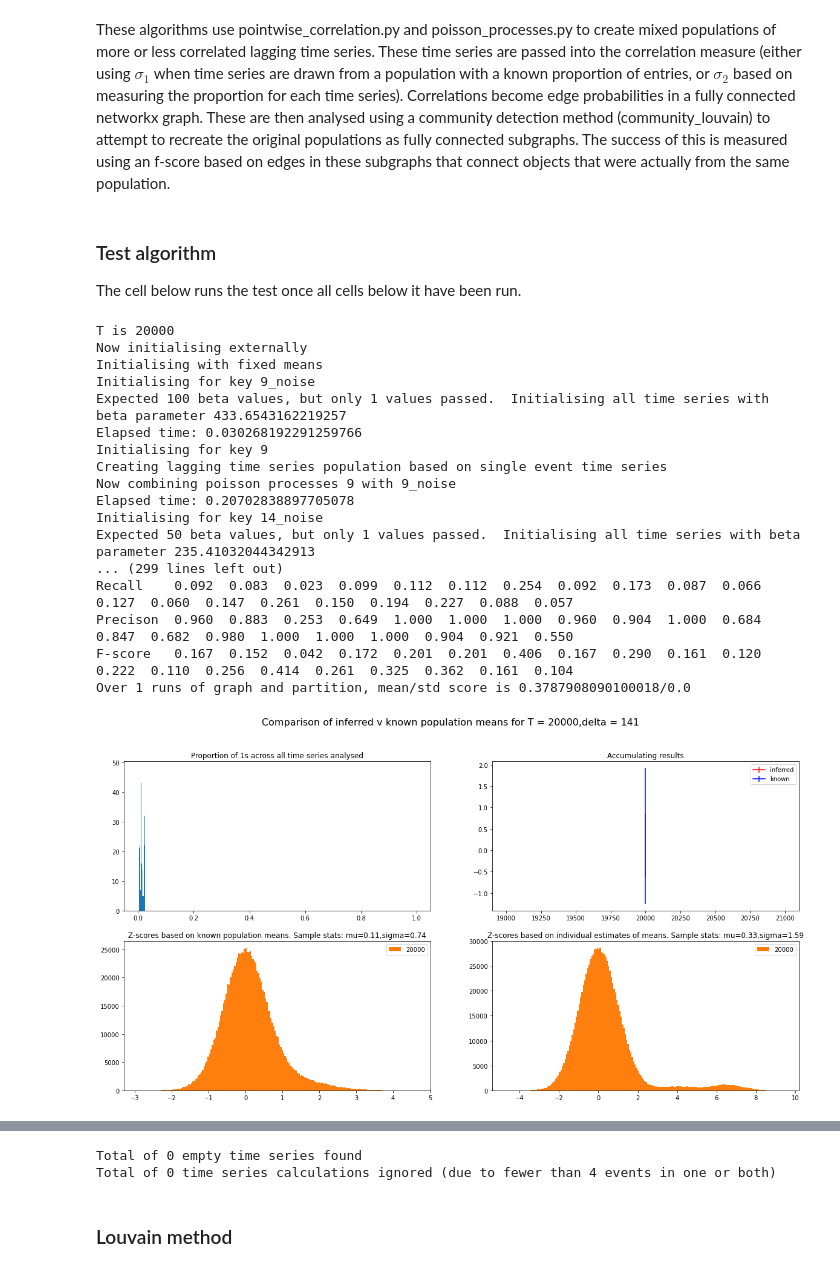
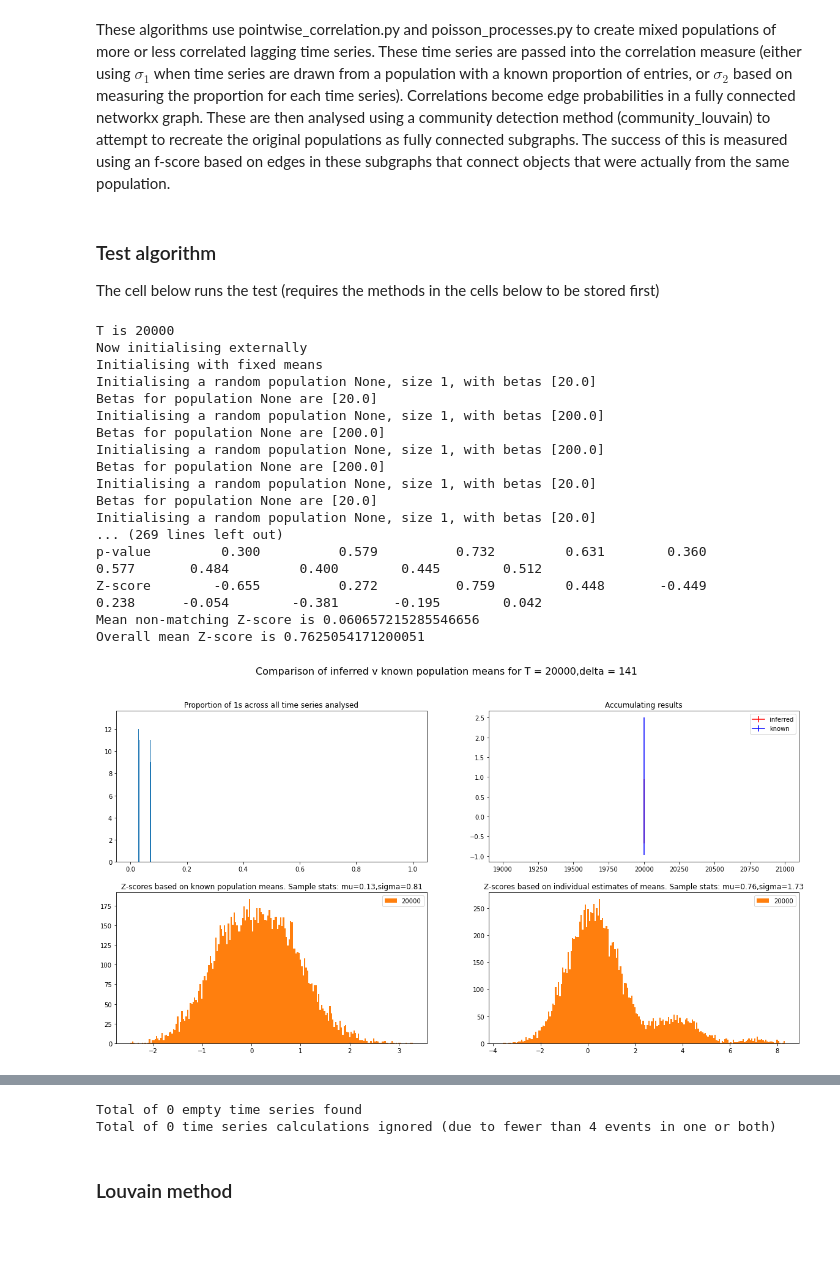
Before and after one commit to owenldennis/Tweet-timings, a Jupyter notebook: src/Tweet_project_tests.ipynb, the cells around one changed output, grey strips where cells are left out. Drawn from its saved outputs; the diff is of its cells as text; code cells hidden in the pictures; blank space fills up the shorter version.

```diff
--- a/src/Tweet_project_tests.ipynb
+++ b/src/Tweet_project_tests.ipynb
@@ -4,7 +4,7 @@
 These algorithms use pointwise_correlation.py and poisson_processes.py to create mixed populations of more or less correlated lagging time series.  These time series are passed into the correlation measure (either using $\sigma_1$ when time series are drawn from a population with a known proportion of entries, or $\sigma_2$ based on measuring the proportion for each time series).  Correlations become edge probabilities in a fully connected networkx graph.  These are then analysed using a community detection method (community_louvain) to attempt to recreate the original populations as fully connected subgraphs. The success of this is measured using an f-score based on edges in these subgraphs that connect objects that were actually from the same population.
 # %% [markdown]
 ### Test algorithm
-The cell below runs the test once all cells below it have been run.
+The cell below runs the test (requires the methods in the cells below to be stored first)
 # %%
 import pointwise_correlation as pc
 import time_series_correlation as tc
@@ -22,19 +22,25 @@ params_dict = {
                'Use external intialisation' : True,
 #               'Use population means' : True, # Refers to whether correlation calculation is based on pre-determined or measured means
 
-                'Use fixed means for setup' : True, # Refers to whether population(s) taken from given means or chai-squared dist
+                'Use fixed means for setup' : True, # Refers to whether non event-based poisson population(s) taken from given means or chai-squared dist
                 'p1' : 0.1,
-                'p2' : 0.5,            # mean occurences from which populations will be drawn
+                'p2' : 0.5,            # mean occurences from which populations will be drawn if not based on an event time series
 
 #               'Test_mode' : False,
 #                'dense' : True,  # only needed for time_series_correlation (obsolete class)
                 'sparse': False # must be false - only dense time series can be analysed
                     }
 
+
+lengths=[20000]  # Which lengths of time series to run the algorithm for
+
+multiple_population_params['Time series length']=lengths
 # if combining multiple populations, these are the parameters for initialising.
-multiple_population_params={'clusters':20,'mean lag range' : [10,50],'event probability range':[0.001,0.02],
-                            'noise scaling' : 0.5,'pop_sizes':[100,50]}
+multiple_population_params={'clusters':5,'mean lag range' : [10,40],'event probability range':[0.005,0.05],
+                            'noise scaling' : 5,'pop_sizes':[20,50]}
 multiple_population_params['use fixed means']=params_dict['Use fixed means for setup']
+# if method for re-clustering=None then  community detection analysis will not be performed.  Other options are 'greedy_Louvain'
+multiple_population_params['method for re-clustering']=None#'greedy_Louvain'
 
 
 
@@ -46,47 +52,47 @@ multiple_population_params['use fixed means']=params_dict['Use fixed means for s
 #multiple_population_params['Method to interpret prob ranges']='no interpretation' # this passes the lists directly
 multiple_population_params['Method to interpret prob ranges']=np.random.choice(['given values only','min max'])
 
+pd.DataFrame.from_dict(multiple_population_params,orient='index').to_csv("{0}\meta_params.csv".format(pc.TEMP_DIR))
 
 
-lengths=[20000]  # Which lengths of time series to run the algorithm for
 
 td_to_store,df=compare_inferred_and_known_means(version=pc,xs=lengths,params=params_dict,
                                     multiple_populations=True,multiple_pop_params=multiple_population_params,
                                     poisson_process=True,disjoint=False,verbose=True)
 plt.show()
 display(df)
 
 short_ts_data = np.array(pc.SHORT_TIME_SERIES_Z_SCORES)
 print("Total of {0} empty time series found".format(pc.EMPTY_TIME_SERIES_COUNT))
 print("Total of {0} time series calculations ignored (due to fewer than 4 events in one or both)".format(len(short_ts_data)))
 
 if len(short_ts_data):
     df = pd.DataFrame(list(np.transpose([[min(ts_data[0],ts_data[1]) for ts_data in short_ts_data],list(short_ts_data[:,2])])),
                       columns = ['Length of short time series','Z score'])
     print("Z_scores for comparisons involving very short series averaged : {0}".format(np.mean(short_ts_data[:,2])))
     #plt.plot([min(ts_data[0],ts_data[1]) for ts_data in short_ts_data],short_ts_data[:,2], 'x')
     #plt.show()
 
 #print("Mean and sigma for the z scores for empty time series are {0} and {1}".format(np.mean(z_scores), np.std(z_scores)))
 #plt.hist(z_scores)
 #print(td_to_store)
 # %% [output]
 T is 20000
 Now initialising externally
 Initialising with fixed means
-Initialising for key 9_noise
-Expected 100 beta values, but only 1 values passed.  Initialising all time series with beta parameter 433.6543162219257
-Elapsed time: 0.030268192291259766
-Initialising for key 9
-Creating lagging time series population based on single event time series
-Now combining poisson processes 9 with 9_noise
-Elapsed time: 0.20702838897705078
-Initialising for key 14_noise
-Expected 50 beta values, but only 1 values passed.  Initialising all time series with beta parameter 235.41032044342913
-... (299 lines left out)
-Recall    0.092  0.083  0.023  0.099  0.112  0.112  0.254  0.092  0.173  0.087  0.066  0.127  0.060  0.147  0.261  0.150  0.194  0.227  0.088  0.057
-Precison  0.960  0.883  0.253  0.649  1.000  1.000  1.000  0.960  0.904  1.000  0.684  0.847  0.682  0.980  1.000  1.000  1.000  0.904  0.921  0.550
-F-score   0.167  0.152  0.042  0.172  0.201  0.201  0.406  0.167  0.290  0.161  0.120  0.222  0.110  0.256  0.414  0.261  0.325  0.362  0.161  0.104
-Over 1 runs of graph and partition, mean/std score is 0.3787908090100018/0.0
+Initialising a random population None, size 1, with betas [20.0]
+Betas for population None are [20.0]
+Initialising a random population None, size 1, with betas [200.0]
+Betas for population None are [200.0]
+Initialising a random population None, size 1, with betas [200.0]
+Betas for population None are [200.0]
+Initialising a random population None, size 1, with betas [20.0]
+Betas for population None are [20.0]
+Initialising a random population None, size 1, with betas [20.0]
+... (269 lines left out)
+p-value         0.300          0.579          0.732         0.631        0.360        0.577       0.484         0.400        0.445        0.512
+Z-score        -0.655          0.272          0.759         0.448       -0.449        0.238      -0.054        -0.381       -0.195        0.042
+Mean non-matching Z-score is 0.060657215285546656
+Overall mean Z-score is 0.7625054171200051
-[figure, old version]
+[figure, new version]
 |  | T | Z score std dev (known means) | Z score mean (known means) | Z score std dev (inferred means) | Z score mean (inferred means) |
```
Also changed, not shown: parts of 7 cells of this notebook, 2 other files.
